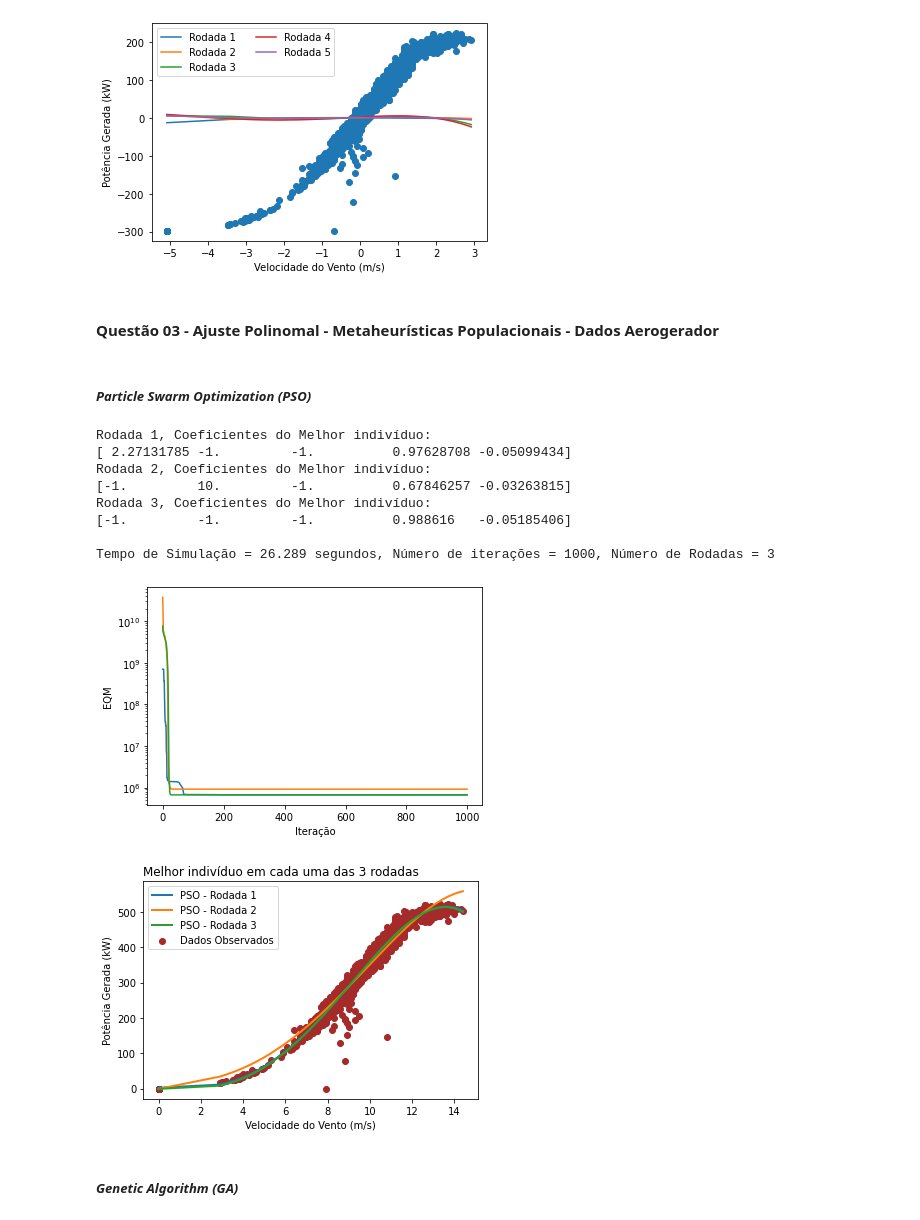
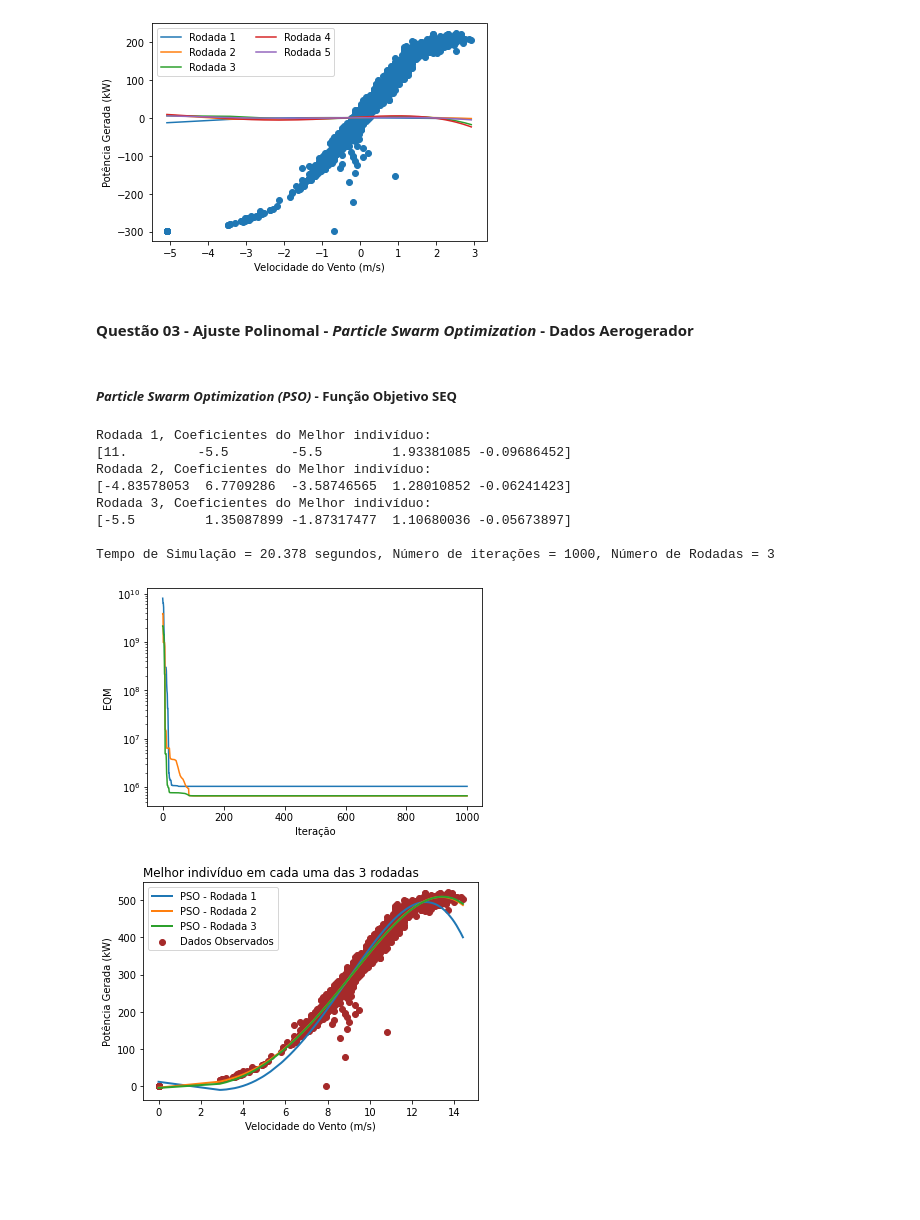
Before and after one commit to Ceduardosl/ICA, a Jupyter notebook: Projeto_Final/TC2_Q_01/TC2_Q_01.ipynb, the cells around one changed output. Cells and saved outputs as stored; diff of their text form; code cells hidden in the pictures; blank space fills up the shorter version.

```diff
--- a/Projeto_Final/TC2_Q_01/TC2_Q_01.ipynb
+++ b/Projeto_Final/TC2_Q_01/TC2_Q_01.ipynb
@@ -171,9 +171,9 @@ EQM = 56358071359.542, Rodada = 4
 EQM = 56299480013.336, Rodada = 5
 [figure]
 # %% [markdown]
-#### <b>Questão 03 - Ajuste Polinomal - Metaheurísticas Populacionais - Dados Aerogerador </b>
+#### <b>Questão 03 - Ajuste Polinomal - *Particle Swarm Optimization* - Dados Aerogerador </b>
 # %% [markdown]
-##### *Particle Swarm Optimization (PSO)*
+##### *Particle Swarm Optimization (PSO)* - Função Objetivo SEQ
 # %%
 import numpy as np
 import matplotlib.pyplot as plt
@@ -195,7 +195,7 @@ def Hardamad_Prod(a, b):
 
     return prod
 
-def EQM(M, y_true, X):
+def SEQ(M, y_true, X):
 
     coef = np.power(y_true - np.dot(X, M), 2).sum()
 
@@ -211,7 +211,7 @@ Nr = 3
 k = 4
 p = 20 #Num de partículas
 w, c1, c2 = 0.4, 2.05, 2.05
-l_limit, u_limit = -1, 10
+l_limit, u_limit = -5.5, 11
 
 X = input_matrix(x, order = k)
 
@@ -228,7 +228,7 @@ for r in range(Nr):
     for s in range(Ns):
         if s == 0:
             Mi_best = Mi
-            Fi_best = np.apply_along_axis(EQM, 1, Mi_best, y, X) #Aplicar a função EQM para cada candidato
+            Fi_best = np.apply_along_axis(SEQ, 1, Mi_best, y, X) #Aplicar a função EQM para cada candidato
             Mg_best = Mi_best[np.argmin(Fi_best)]
             Fg_best = Fi_best[np.argmin(Fi_best)]
 
@@ -241,46 +241,44 @@ for r in range(Nr):
         Mi[Mi > u_limit] = u_limit
         Mi[Mi < l_limit] = l_limit
 
-        DF = np.apply_along_axis(EQM, 1, Mi, y, X) - Fi_best
+        DF = np.apply_along_axis(SEQ, 1, Mi, y, X) - Fi_best
 
         Mi_best[np.where(DF < 0)] = Mi[np.where(DF < 0)]
-        Fi_best = np.apply_along_axis(EQM, 1, Mi_best, y, X)
+        Fi_best = np.apply_along_axis(SEQ, 1, Mi_best, y, X)
 
         Mg_best = Mi_best[np.argmin(Fi_best)]
         Fg_best = Fi_best[np.argmin(Fi_best)]
 
         Fg_best_r.append(Fg_best)
 
     print("Rodada {}, Coeficientes do Melhor indivíduo:".format(r+1))
     print(Mg_best)
 
 
     ax.plot(Fg_best_r, label = "EQM Rodada {}".format(r+1))
     ax_b.plot(x, np.dot(X, Mg_best), label = "PSO - Rodada {}".format(r+1), lw = 2, zorder = 2)
 
 toc = time.perf_counter()
 print("\nTempo de Simulação = {:.3f} segundos, Número de iterações = {}, Número de Rodadas = {}".format(toc-tic, Ns, Nr))
 
 ax.set_yscale("log")
 ax.set_ylabel("EQM")
 ax.set_xlabel("Iteração");
 
 
 ax_b.scatter(x,y, c = "brown", label = "Dados Observados", zorder = 1)
 ax_b.set_xlabel("Velocidade do Vento (m/s)")
 ax_b.set_ylabel("Potência Gerada (kW)")
 ax_b.set_title("Melhor indivíduo em cada uma das {} rodadas".format(Nr), loc = "left")
 ax_b.legend();
 # %% [output]
 Rodada 1, Coeficientes do Melhor indivíduo:
-[ 2.27131785 -1.         -1.          0.97628708 -0.05099434]
+[11.         -5.5        -5.5         1.93381085 -0.09686452]
 Rodada 2, Coeficientes do Melhor indivíduo:
-[-1.         10.         -1.          0.67846257 -0.03263815]
+[-4.83578053  6.7709286  -3.58746565  1.28010852 -0.06241423]
 Rodada 3, Coeficientes do Melhor indivíduo:
-[-1.         -1.         -1.          0.988616   -0.05185406]
+[-5.5         1.35087899 -1.87317477  1.10680036 -0.05673897]
 
-Tempo de Simulação = 26.289 segundos, Número de iterações = 1000, Número de Rodadas = 3
+Tempo de Simulação = 20.378 segundos, Número de iterações = 1000, Número de Rodadas = 3
-[figure, old version]
+[figure, new version]
-[figure, old version]
+[figure, new version]
-# %% [markdown]
-##### *Genetic Algorithm (GA)*
```
Also changed, not shown: parts of 8 cells of this notebook, 1 other file.
